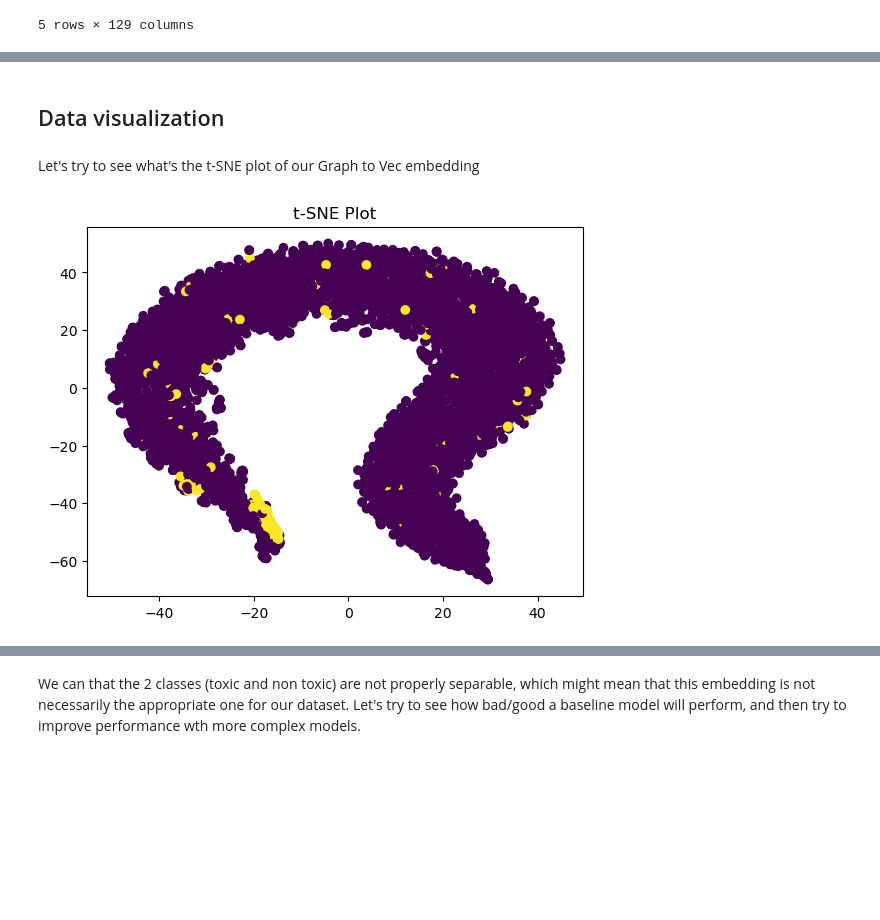
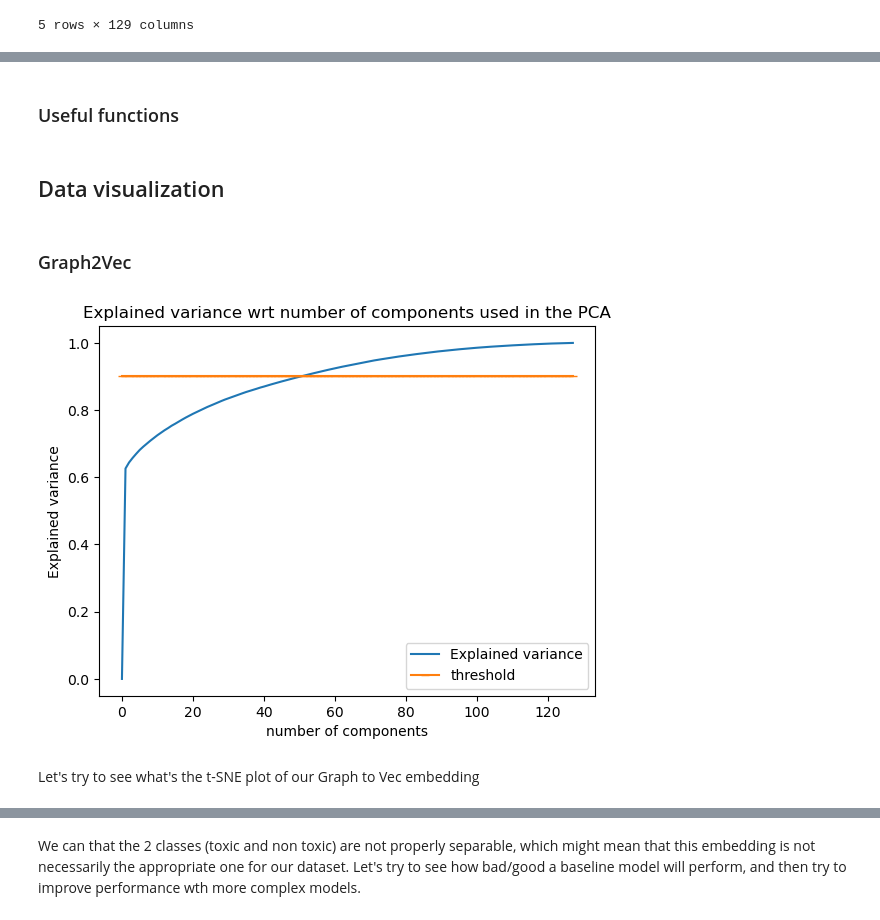
Before and after one commit to Anouar7768/MLNS_molecule_toxicity_detection, a Jupyter notebook: notebooks/Model.ipynb, the cells around one changed output, grey strips where cells are left out. Drawn from its saved outputs; the diff is of its cells as text; code cells hidden in the pictures; blank space fills up the shorter version.

```diff
--- a/notebooks/Model.ipynb
+++ b/notebooks/Model.ipynb
@@ -34,0 +49,2 @@ df.head()
+# %% [markdown]
+### Useful functions
@@ -35,21 +99,10 @@ df.head()
 # %% [markdown]
 ## Data visualization
+# %% [markdown]
+### Graph2Vec
+# %%
+Explained_variances = plot_variance_explained_curve_PCA(df.drop('target', axis=1), 128, 0.9, True, Explained_variances)
+# %% [output]
+[figure, added]
 # %% [markdown]
 Let's try to see what's the t-SNE plot of our Graph to Vec embedding
-# %%
-# Separate features and labels
-X = df.drop('target', axis=1)
-y = df['target']
-
-# Initialize t-SNE object
-tsne = TSNE(n_components=2, random_state=0)
-
-# Fit and transform the data
-X_tsne = tsne.fit_transform(X)
-
-# Create the plot
-plt.scatter(X_tsne[:, 0], X_tsne[:, 1], c=y)
-plt.title('t-SNE Plot')
-plt.show()
-# %% [output]
-[figure, removed]
```
Also changed, not shown: parts of 30 cells of this notebook.
